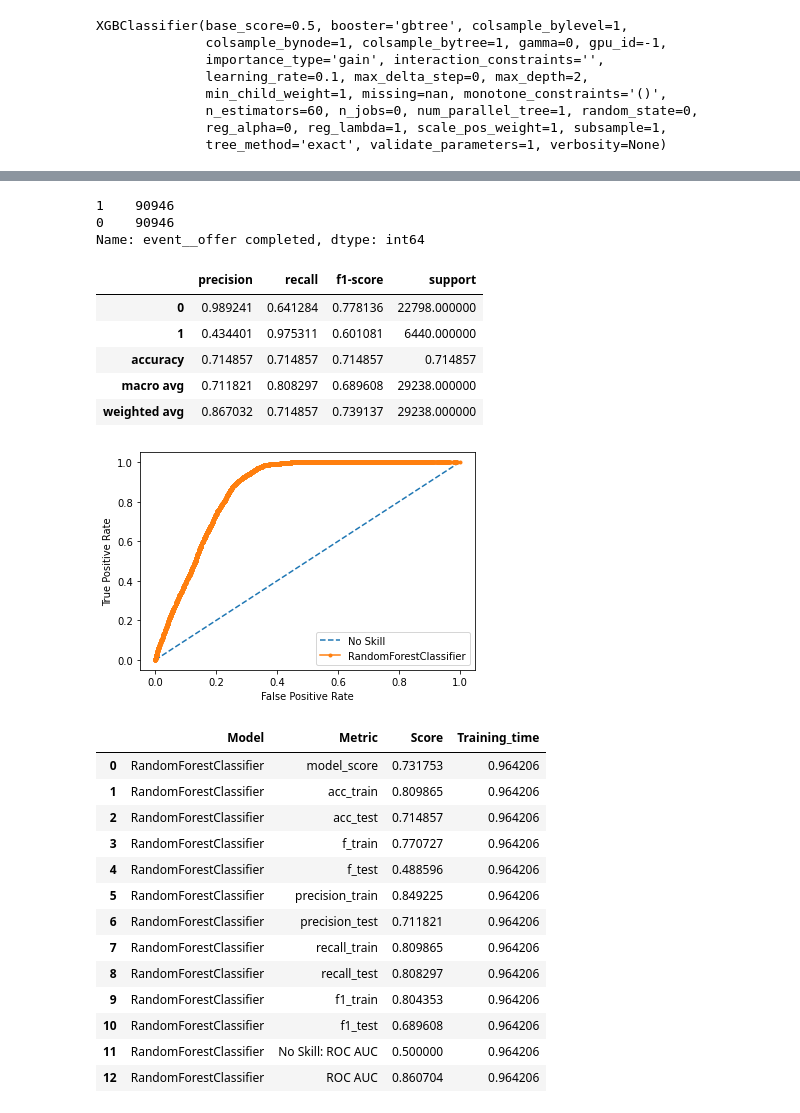
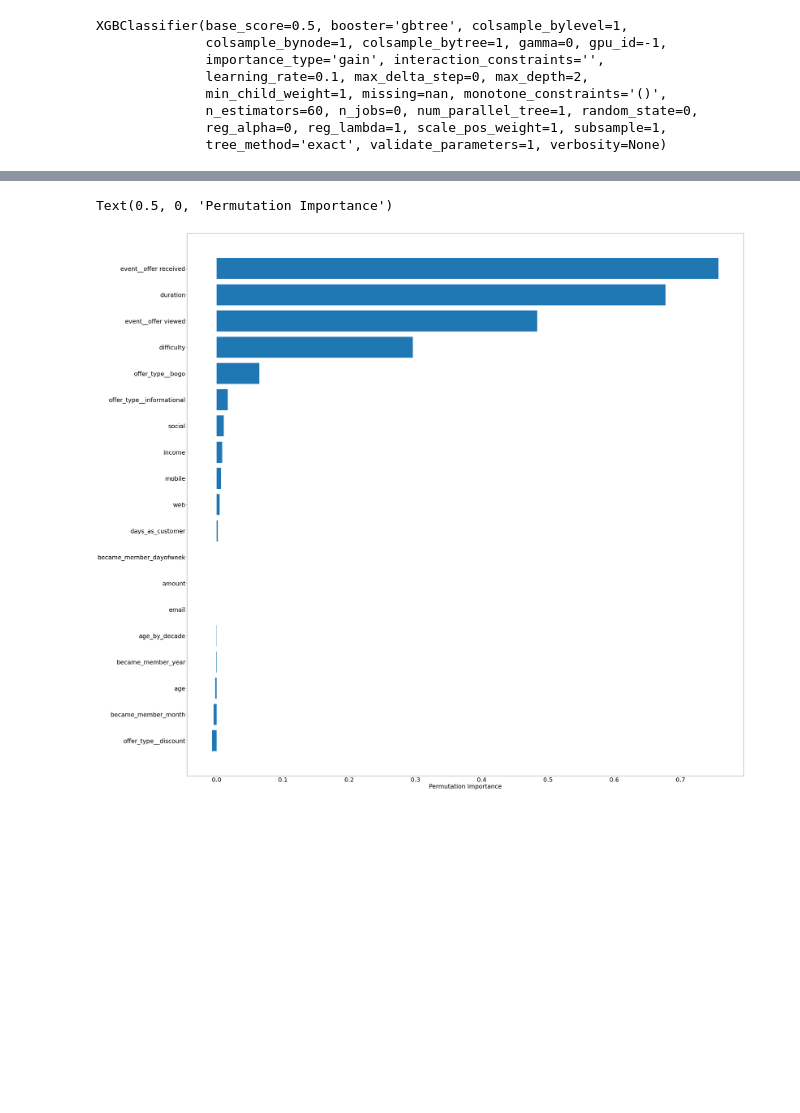
Before and after one commit to jmnickerson05/udacity_starbucks_capstone, a Jupyter notebook: Starbucks_Capstone_notebook.ipynb, the cells around one changed output, grey strips where cells are left out. Saved outputs shown, nothing was run; the diff lists cells and outputs as text; code cells hidden in the pictures; blank space fills up the shorter version.

```diff
--- a/Starbucks_Capstone_notebook.ipynb
+++ b/Starbucks_Capstone_notebook.ipynb
@@ -1006,37 +926,16 @@ xt[['predicted','actual']]
-# %%
-features_, y_ = clean_and_prep_features(scale_features(joined), print_vif=False)
-
-X_train_, X_test_, y_train_, y_test_ = split_and_resample(
-    features_.drop(columns=['gender',
-#                             'event__offer received',
-                            'event__offer viewed'
-                           ]),
-    y_)
-
-train_and_plot(RandomForestClassifier(max_depth=5, n_estimators=10, max_features=1),
-               X_train_, y_train_, X_test_, y_test_)
-# %% [output]
-1    90946
-0    90946
-Name: event__offer completed, dtype: int64
-|  | precision | recall | f1-score | support |
-| 0 | 0.989241 | 0.641284 | 0.778136 | 22798.000000 |
-| 1 | 0.434401 | 0.975311 | 0.601081 | 6440.000000 |
-| accuracy | 0.714857 | 0.714857 | 0.714857 | 0.714857 |
-| macro avg | 0.711821 | 0.808297 | 0.689608 | 29238.000000 |
-| weighted avg | 0.867032 | 0.714857 | 0.739137 | 29238.000000 |
-[figure, removed]
-|  | Model | Metric | Score | Training_time |
-| 0 | RandomForestClassifier | model_score | 0.731753 | 0.964206 |
-| 1 | RandomForestClassifier | acc_train | 0.809865 | 0.964206 |
-| 2 | RandomForestClassifier | acc_test | 0.714857 | 0.964206 |
-| 3 | RandomForestClassifier | f_train | 0.770727 | 0.964206 |
-| 4 | RandomForestClassifier | f_test | 0.488596 | 0.964206 |
-| 5 | RandomForestClassifier | precision_train | 0.849225 | 0.964206 |
-| 6 | RandomForestClassifier | precision_test | 0.711821 | 0.964206 |
-| 7 | RandomForestClassifier | recall_train | 0.809865 | 0.964206 |
-| 8 | RandomForestClassifier | recall_test | 0.808297 | 0.964206 |
-| 9 | RandomForestClassifier | f1_train | 0.804353 | 0.964206 |
-| 10 | RandomForestClassifier | f1_test | 0.689608 | 0.964206 |
-| 11 | RandomForestClassifier | No Skill: ROC AUC | 0.500000 | 0.964206 |
-| 12 | RandomForestClassifier | ROC AUC | 0.860704 | 0.964206 |
+# %%
+'''Adapted from:
+https://mljar.com/blog/feature-importance-in-random-forest/
+'''
+# from rfpimp import permutation_importances
+from sklearn.inspection import permutation_importance
+perm_importance = permutation_importance(model, X_train, y_train, r2)
+sorted_idx = perm_importance.importances_mean.argsort()
+plt.rc('font', size=30)
+plt.figure(figsize=(50, 50))
+plt.barh(features.drop(columns=['gender']).columns[sorted_idx],
+         perm_importance.importances_mean[sorted_idx])
+plt.xlabel("Permutation Importance")
+# %% [output]
+Text(0.5, 0, 'Permutation Importance')
+[figure, added]
```
Also changed, not shown: parts of 14 cells of this notebook, 1 other file.
